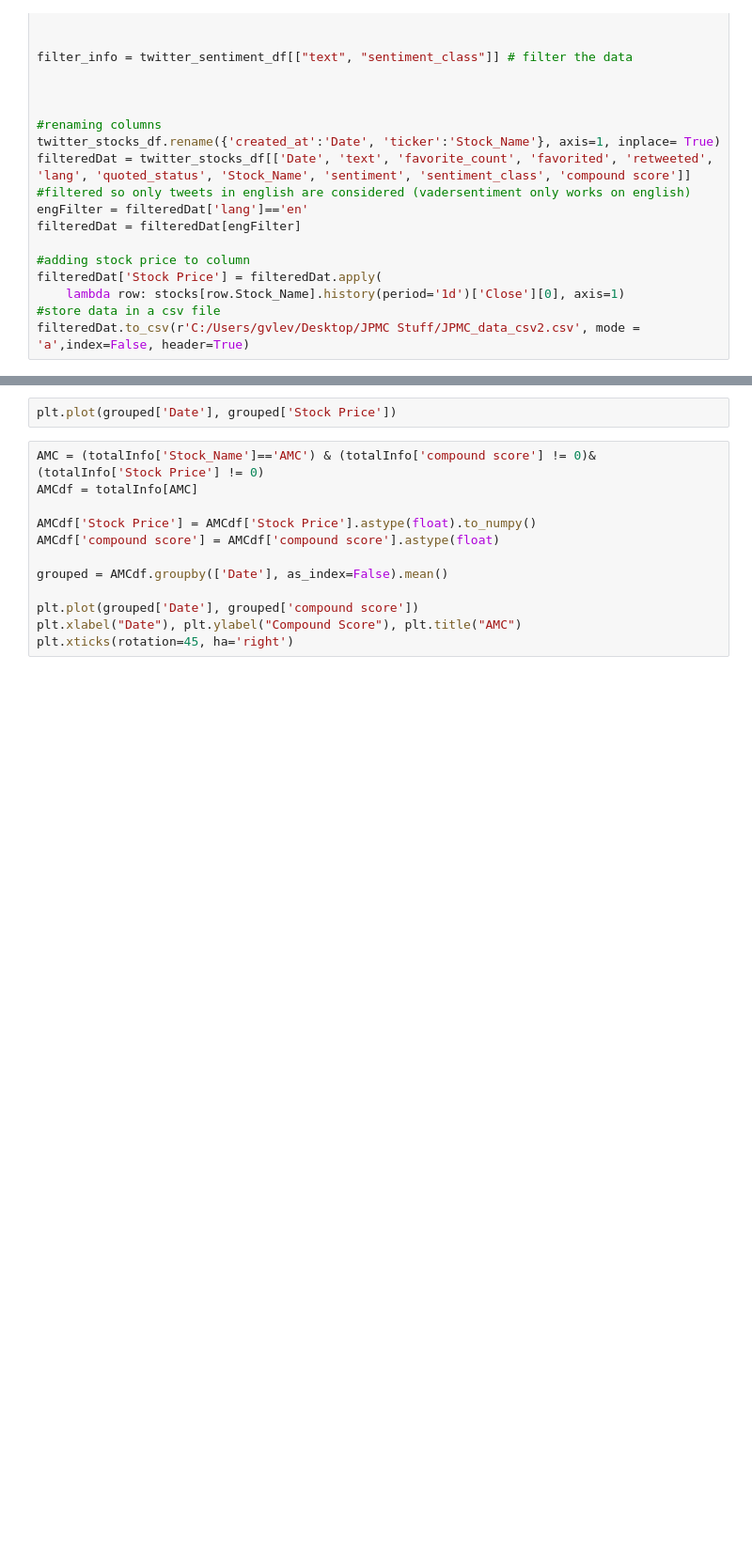
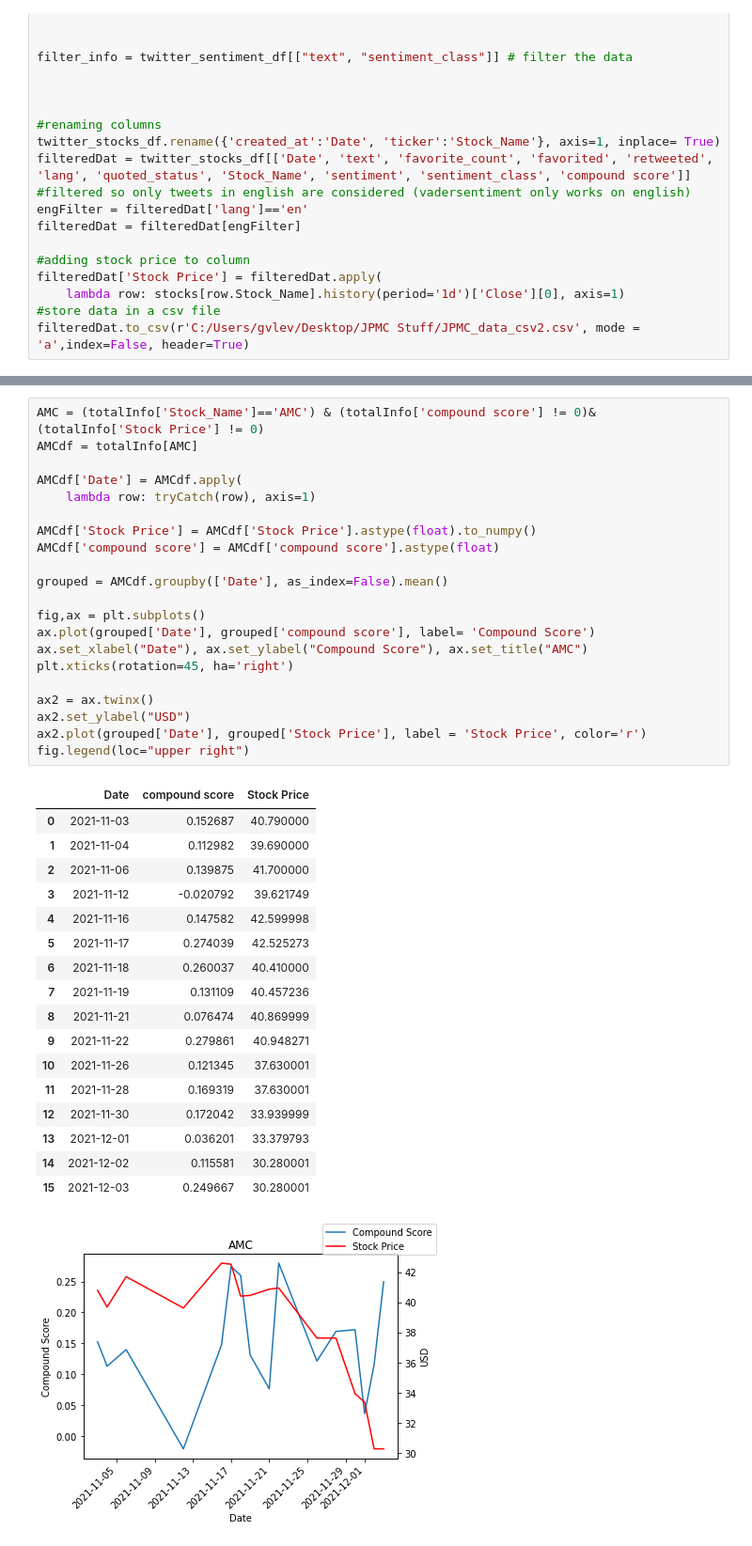
Before and after one commit to JZBlank/JPMorganChase-Meme-Stocks, a Jupyter notebook: JPMCMemeStocks-running.ipynb, the cells around one changed output, grey strips where cells are left out. Shown: that part at 94% size. Drawn from its saved outputs; the diff is of its cells as text; blank space fills up the shorter version.

```diff
--- a/JPMCMemeStocks-running.ipynb
+++ b/JPMCMemeStocks-running.ipynb
@@ -211,14 +250,40 @@ TypeError: strptime() takes exactly 2 arguments (1 given)
-# %%
-plt.plot(grouped['Date'], grouped['Stock Price'])
 # %%
 AMC = (totalInfo['Stock_Name']=='AMC') & (totalInfo['compound score'] != 0)& (totalInfo['Stock Price'] != 0)
 AMCdf = totalInfo[AMC]
+
+AMCdf['Date'] = AMCdf.apply(
+    lambda row: tryCatch(row), axis=1)
 
 AMCdf['Stock Price'] = AMCdf['Stock Price'].astype(float).to_numpy()
 AMCdf['compound score'] = AMCdf['compound score'].astype(float)
 
 grouped = AMCdf.groupby(['Date'], as_index=False).mean()
 
-plt.plot(grouped['Date'], grouped['compound score'])
-plt.xlabel("Date"), plt.ylabel("Compound Score"), plt.title("AMC")
+fig,ax = plt.subplots()
+ax.plot(grouped['Date'], grouped['compound score'], label= 'Compound Score')
+ax.set_xlabel("Date"), ax.set_ylabel("Compound Score"), ax.set_title("AMC")
 plt.xticks(rotation=45, ha='right')
+
+ax2 = ax.twinx()
+ax2.set_ylabel("USD")
+ax2.plot(grouped['Date'], grouped['Stock Price'], label = 'Stock Price', color='r')
+fig.legend(loc="upper right")
+# %% [output]
+|  | Date | compound score | Stock Price |
+| 0 | 2021-11-03 | 0.152687 | 40.790000 |
+| 1 | 2021-11-04 | 0.112982 | 39.690000 |
+| 2 | 2021-11-06 | 0.139875 | 41.700000 |
+| 3 | 2021-11-12 | -0.020792 | 39.621749 |
+| 4 | 2021-11-16 | 0.147582 | 42.599998 |
+| 5 | 2021-11-17 | 0.274039 | 42.525273 |
+| 6 | 2021-11-18 | 0.260037 | 40.410000 |
+| 7 | 2021-11-19 | 0.131109 | 40.457236 |
+| 8 | 2021-11-21 | 0.076474 | 40.869999 |
+| 9 | 2021-11-22 | 0.279861 | 40.948271 |
+| 10 | 2021-11-26 | 0.121345 | 37.630001 |
+| 11 | 2021-11-28 | 0.169319 | 37.630001 |
+| 12 | 2021-11-30 | 0.172042 | 33.939999 |
+| 13 | 2021-12-01 | 0.036201 | 33.379793 |
+| 14 | 2021-12-02 | 0.115581 | 30.280001 |
+| 15 | 2021-12-03 | 0.249667 | 30.280001 |
+[figure, added]
```
Also changed, not shown: parts of 19 cells of this notebook.
